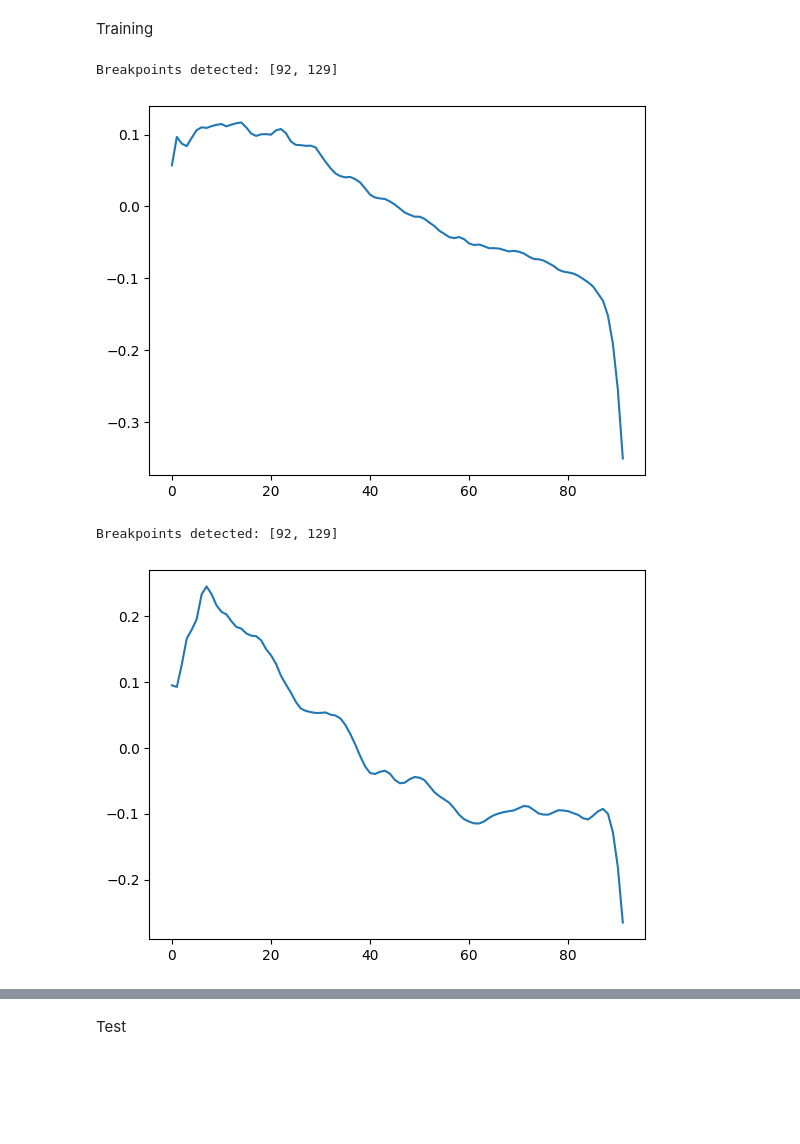
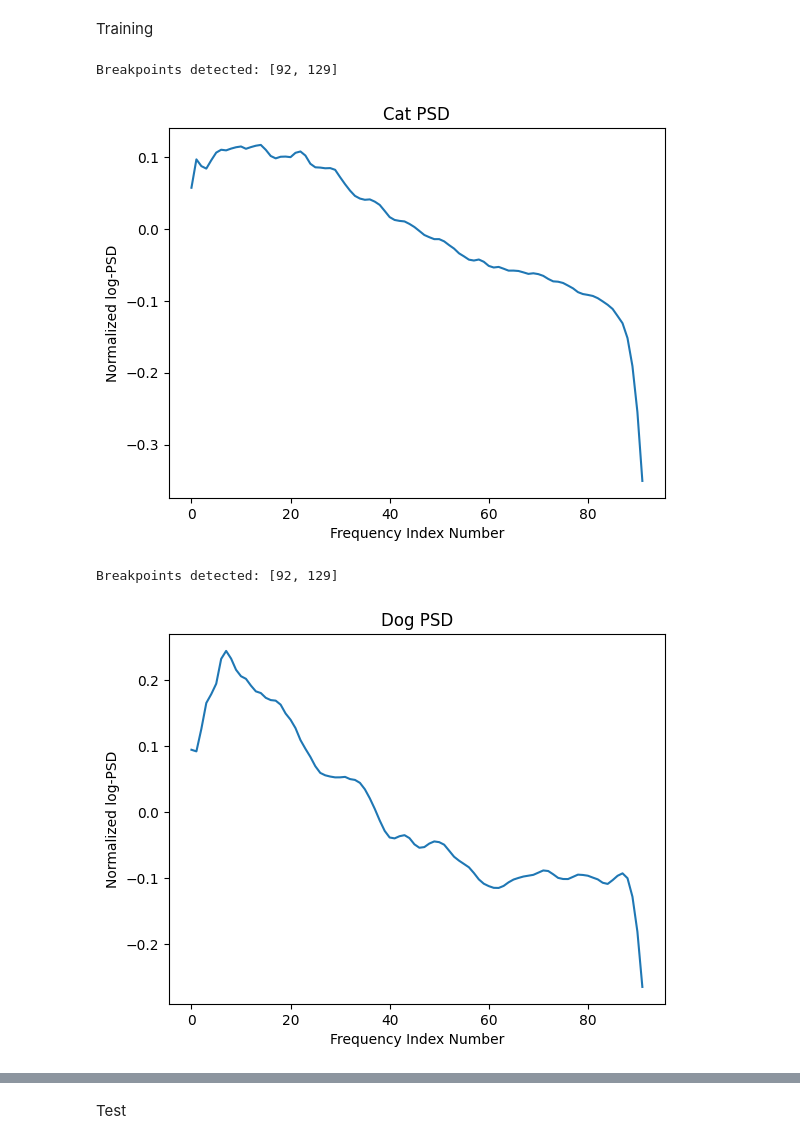
Before and after one commit to mertozerr/Cat-and-Dog-Voice-Classification, a Jupyter notebook: Voice_Classification_with_Machine_Learning.ipynb, the cells around one changed output, grey strips where cells are left out. Cells and saved outputs as stored; diff of their text form; code cells hidden in the pictures; blank space fills up the shorter version.

```diff
--- a/Voice_Classification_with_Machine_Learning.ipynb
+++ b/Voice_Classification_with_Machine_Learning.ipynb
@@ -45,40 +45,49 @@ for filename in os.listdir(cats_train_path):
     cat_file_path = os.path.join(cats_train_path,filename)
     #Calculating data and sample rate
     cat_data,cat_sr = librosa.load(cat_file_path)
-    #Calculating time with using the sample rate
+    #Calculating time using the sample rate
     cat_time = np.linspace(0,len(cat_data)/cat_sr,num=len(cat_data))
     #Calculating frequency and Power spectral density
+    #PSD and Frequency is calculated with the data and sample rate
     cat_f,cat_Pxx = signal.welch(cat_data,cat_sr, nfft = nfft)
+    #Logarithm of the PSD value is calculated because log-PSD is more understandable than PSD
+    #If the log-PSD multiplied with the 20, decibel can be calculated.
+    #However, decibel will not be used in the code.
     cat_Pxx = np.log(cat_Pxx)
-
+    #All values that are calculated above, are written in the folder.
     cat_all_filenames.append(filename)
     cat_all_f.append(cat_f)
     cat_all_Pxx.append(cat_Pxx)
 
 #Calculating the mean of the Pxx.
 cat_all_Pxx_mean = np.mean(cat_all_Pxx, axis = 0)
-
+#Calculation of the normalized log-PSD, min and max values of mean log-PSD is needed.
 cat_all_Pxx_mean_min = np.min(cat_all_Pxx_mean)
 cat_all_Pxx_mean_max = np.max(cat_all_Pxx_mean)
-cat_all_Pxx_mean_norm = (cat_all_Pxx_mean - cat_all_Pxx_mean_min) / (cat_all_Pxx_mean_max - cat_all_Pxx_mean_min)
+#Calculation of the normalized log-PSD.
+cat_all_Pxx_mean_norm = (cat_all_Pxx_mean - cat_all_Pxx_mean_min)/(cat_all_Pxx_mean_max - cat_all_Pxx_mean_min)
 
 #Calculating the BreakPointDetection which can detect automaticly the break point.
 
 cat_algo = rpt.Pelt(model="rbf", min_size=10, jump=1).fit(cat_all_Pxx_mean_norm)
 cat_result = cat_algo.predict(pen=25)
 print("Breakpoints detected:", cat_result)
 
 #Cutting the array with using BreakPoint Detection
 Cat_all_Pxx_mean_norm = cat_all_Pxx_mean_norm[:cat_result[0]]
 
-#Normalized value substracted from mean normalized value, because obtaining the data around 0 and average 0 is better precision is higher
+#Normalized value substracted from mean normalized value,
+#because obtaining the data around 0 and average 0 is better precision is higher
 
 final_cat_Pxx = Cat_all_Pxx_mean_norm - np.mean(Cat_all_Pxx_mean_norm)
 plt.plot(final_cat_Pxx)
+plt.xlabel('Frequency Index Number')
+plt.ylabel('Normalized log-PSD')
+plt.title('Cat PSD')
 plt.show()
 # %% [output]
 Breakpoints detected: [92, 129]
-[figure, old version]
+[figure, new version]
 # %%
 #For dogs training sounds
 # For dogs variables, I want to use dog in front of variables. For example, dog_data, dog_sr, ...
@@ -95,10 +104,13 @@ for filename in os.listdir(dogs_train_path):
     #Calculating time with using the sample rate
     dog_time = np.linspace(0,len(dog_data)/dog_sr,num=len(dog_data))
     #Calculating frequency and Power spectral density
+    #PSD and Frequency is calculated with the data and sample rate
     dog_f,dog_Pxx = signal.welch(dog_data,dog_sr,nfft = nfft)
+    #Logarithm of the PSD value is calculated because log-PSD is more understandable than PSD
+    #If the log-PSD multiplied with the 20, decibel can be calculated.
+    #However, decibel will not be used in the code.
     dog_Pxx = np.log(dog_Pxx)
-
-
+    #All values that are calculated above, are written in the folder.
     dog_all_filenames.append(filename)
     dog_all_f.append(dog_f)
     dog_all_Pxx.append(dog_Pxx)
@@ -107,9 +119,10 @@ for filename in os.listdir(dogs_train_path):
 
 #Calculating the mean of the Pxx.
 dog_all_Pxx_mean = np.mean(dog_all_Pxx, axis = 0)
-
+#Calculation of the normalized log-PSD, min and max values of mean log-PSD is needed.
 dog_all_Pxx_mean_min = np.min(dog_all_Pxx_mean)
 dog_all_Pxx_mean_max = np.max(dog_all_Pxx_mean)
+#Calculation of the normalized log-PSD.
 dog_all_Pxx_mean_norm = (dog_all_Pxx_mean - dog_all_Pxx_mean_min) / (dog_all_Pxx_mean_max - dog_all_Pxx_mean_min)
 
 #Calculating the BreakPointDetection which can detect automaticly the break point.
@@ -120,15 +133,19 @@ print("Breakpoints detected:", dog_result)
 #Cutting the array with using BreakPoint Detection
 Dog_all_Pxx_mean_norm = dog_all_Pxx_mean_norm[:dog_result[0]]
 
-#Normalized value substracted from mean normalized value, because obtaining the data around 0 and average 0 is better precision is higher
+#Normalized value substracted from mean normalized value,
+#because obtaining the data around 0 and average 0 is better precision is higher
 
 final_dog_Pxx = Dog_all_Pxx_mean_norm - np.mean(Dog_all_Pxx_mean_norm)
 
 plt.plot(final_dog_Pxx)
+plt.xlabel('Frequency Index Number')
+plt.ylabel('Normalized log-PSD')
+plt.title('Dog PSD')
 plt.show()
 # %% [output]
 Breakpoints detected: [92, 129]
-[figure, old version]
+[figure, new version]
 # %%
 plt.plot(final_cat_Pxx, color='black', label = 'cat')
 plt.plot(final_dog_Pxx, color='red', label = 'dog')
```
Also changed, not shown: parts of 4 cells of this notebook, 1 other file.
